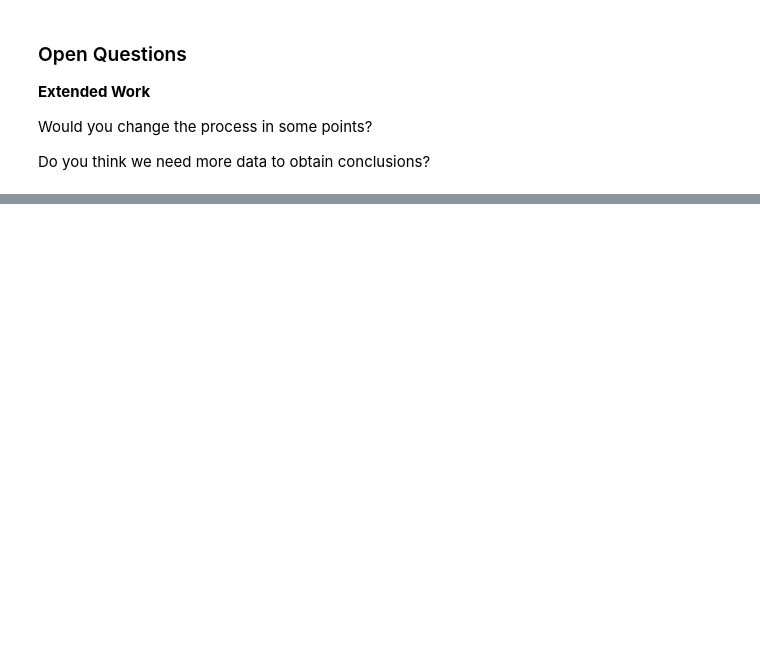
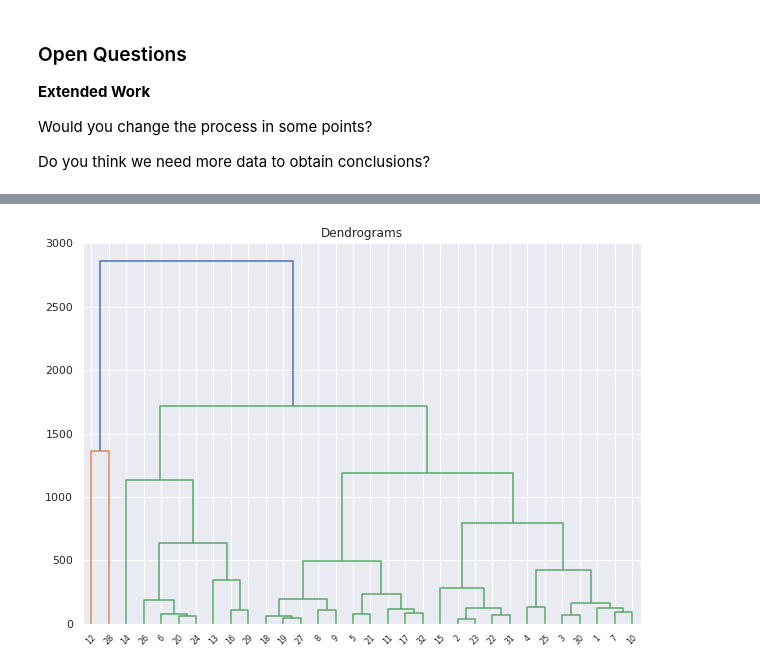
Before and after one commit to JavierVillarAsensio/Machine-Learning-Techniques_DiazRedondoVillar, a Jupyter notebook: Copia_de_ML2022_Unsupervised_Learning_of_the_World_Cup_2022.ipynb, the cells around one changed output, grey strips where cells are left out. Cells and saved outputs as stored; diff of their text form; code cells hidden in the pictures; blank space fills up the shorter version.

```diff
--- a/Copia_de_ML2022_Unsupervised_Learning_of_the_World_Cup_2022.ipynb
+++ b/Copia_de_ML2022_Unsupervised_Learning_of_the_World_Cup_2022.ipynb
@@ -313,0 +383,6 @@ Do you think we need more data to obtain conclusions?
+# %%
+plt.figure(figsize=(10, 7))
+plt.title("Dendrograms")
+dend = cluster.hierarchy.dendrogram(clusters, labels = df_1.index)
+# %% [output]
+[figure, added]
```
Also changed, not shown: parts of 34 cells of this notebook.
